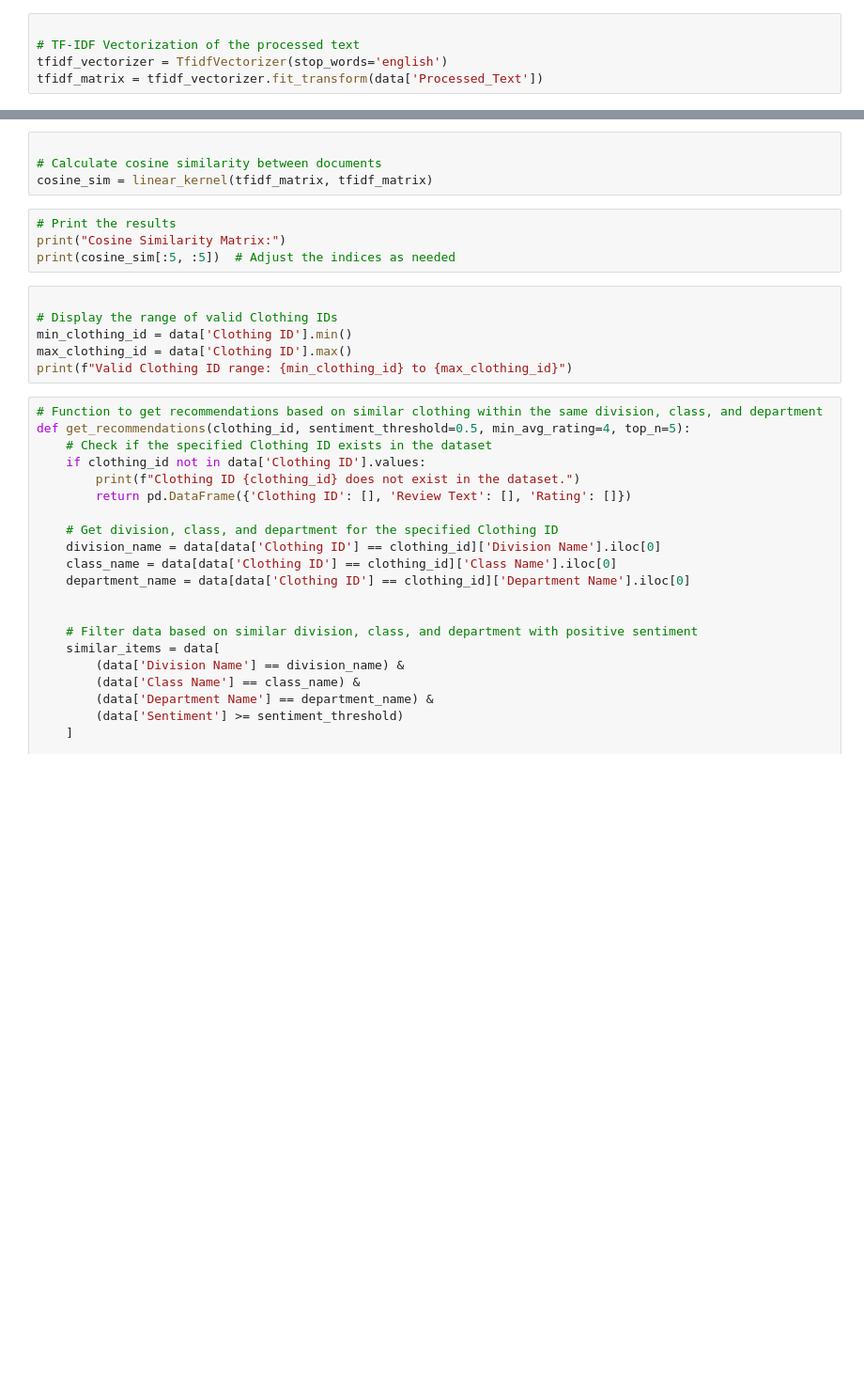
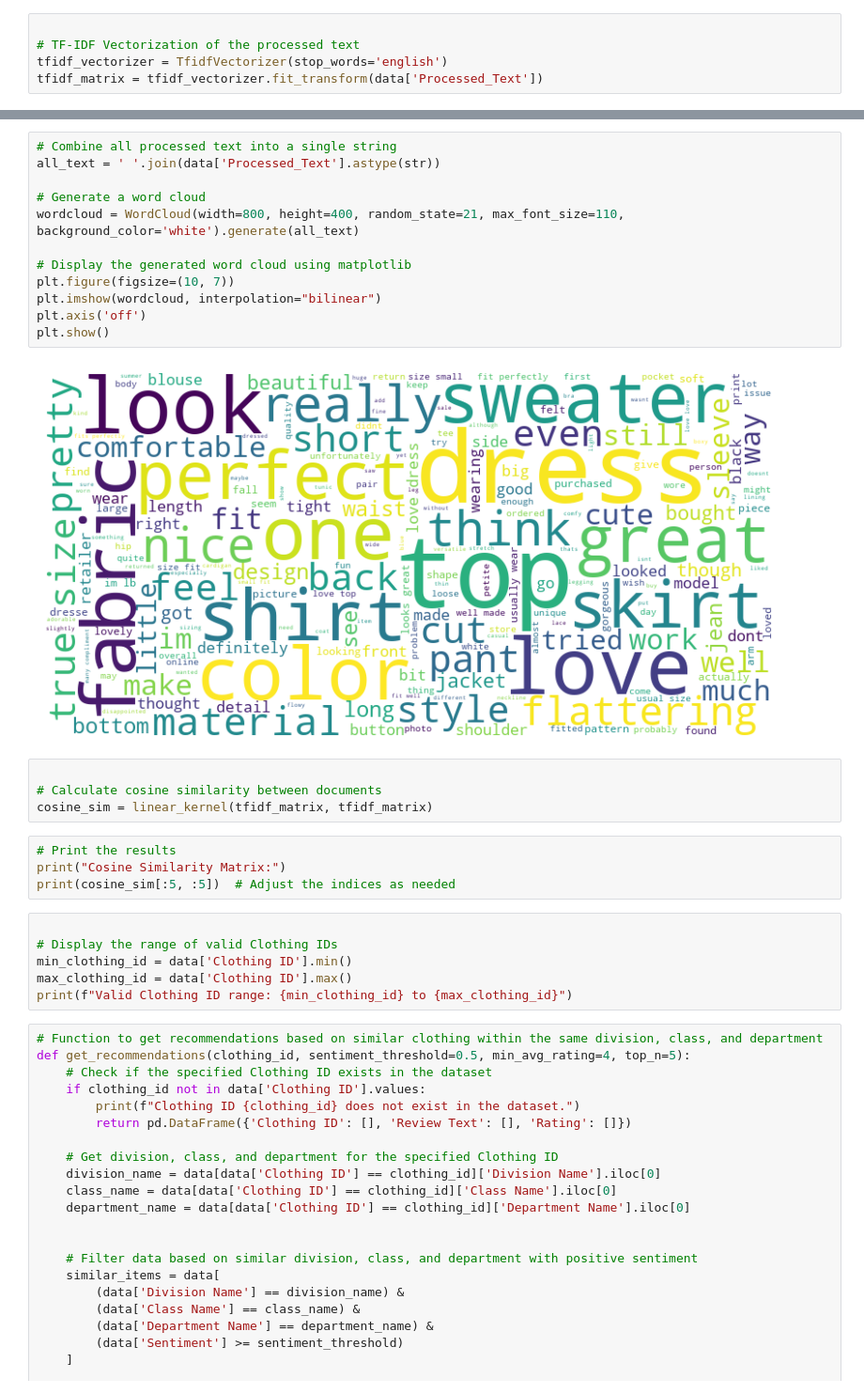
Before and after one commit to memu1227/Web-Mining-Final-Project, a Jupyter notebook: Rec_Sent.ipynb, the cells around one changed output, grey strips where cells are left out. Shown: that part at 94% size. Saved outputs shown, nothing was run; the diff lists cells and outputs as text; blank space fills up the shorter version.

```diff
--- a/Rec_Sent.ipynb
+++ b/Rec_Sent.ipynb
@@ -65,3 +99,17 @@ print(tfidf_matrix[:5, :])  # Adjust the indices as needed
+# %%
+# Combine all processed text into a single string
+all_text = ' '.join(data['Processed_Text'].astype(str))
+
+# Generate a word cloud
+wordcloud = WordCloud(width=800, height=400, random_state=21, max_font_size=110, background_color='white').generate(all_text)
+
+# Display the generated word cloud using matplotlib
+plt.figure(figsize=(10, 7))
+plt.imshow(wordcloud, interpolation="bilinear")
+plt.axis('off')
+plt.show()
+# %% [output]
+[figure, added]
 # %%
 
 # Calculate cosine similarity between documents
```
Also changed, not shown: parts of 4 cells of this notebook, 1 other file.
